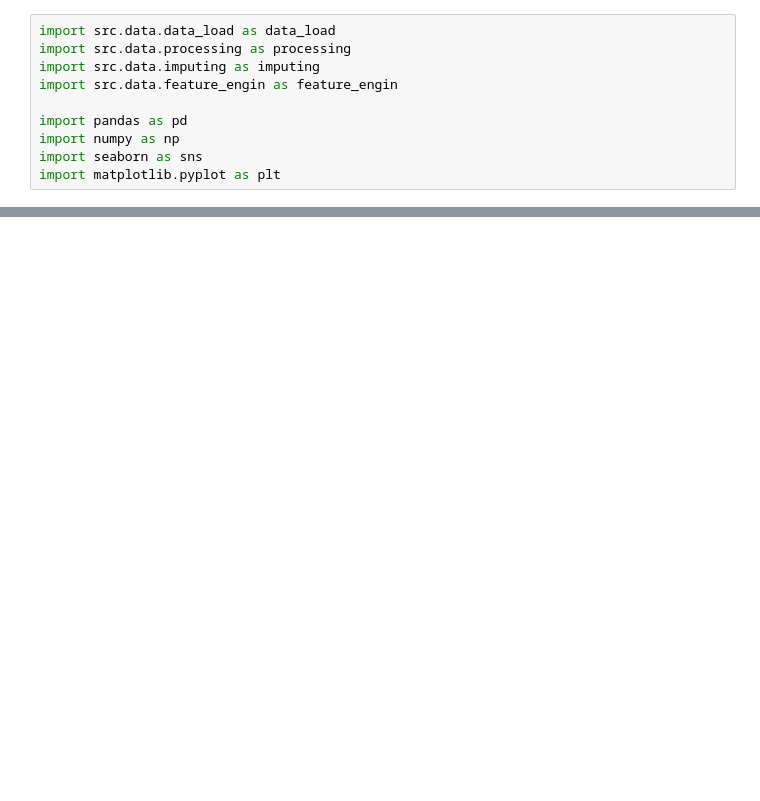
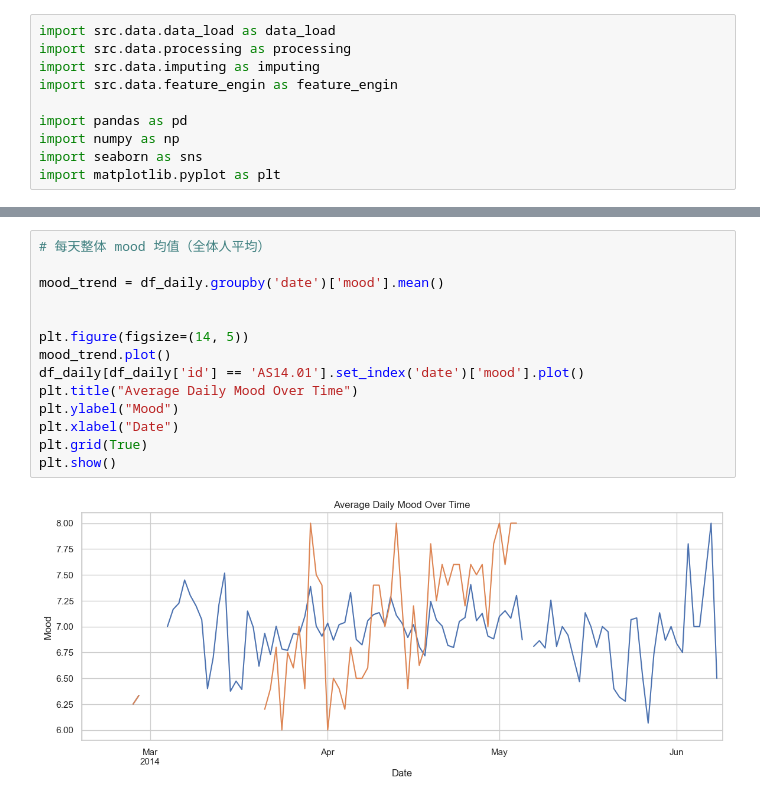
Before and after one commit to HarvestStars/dmt_assignments, a Jupyter notebook: 1/presentation.ipynb, the cells around one changed output, grey strips where cells are left out. Drawn from its saved outputs; the diff is of its cells as text; blank space fills up the shorter version.

```diff
--- a/1/presentation.ipynb
+++ b/1/presentation.ipynb
@@ -30,0 +65,16 @@ plt.show()
+# %%
+# 每天整体 mood 均值（全体人平均）
+
+mood_trend = df_daily.groupby('date')['mood'].mean()
+
+
+plt.figure(figsize=(14, 5))
+mood_trend.plot()
+df_daily[df_daily['id'] == 'AS14.01'].set_index('date')['mood'].plot()
+plt.title("Average Daily Mood Over Time")
+plt.ylabel("Mood")
+plt.xlabel("Date")
+plt.grid(True)
+plt.show()
+# %% [output]
+[figure, added]
```
Also changed, not shown: parts of 13 cells of this notebook, 3 other files.
